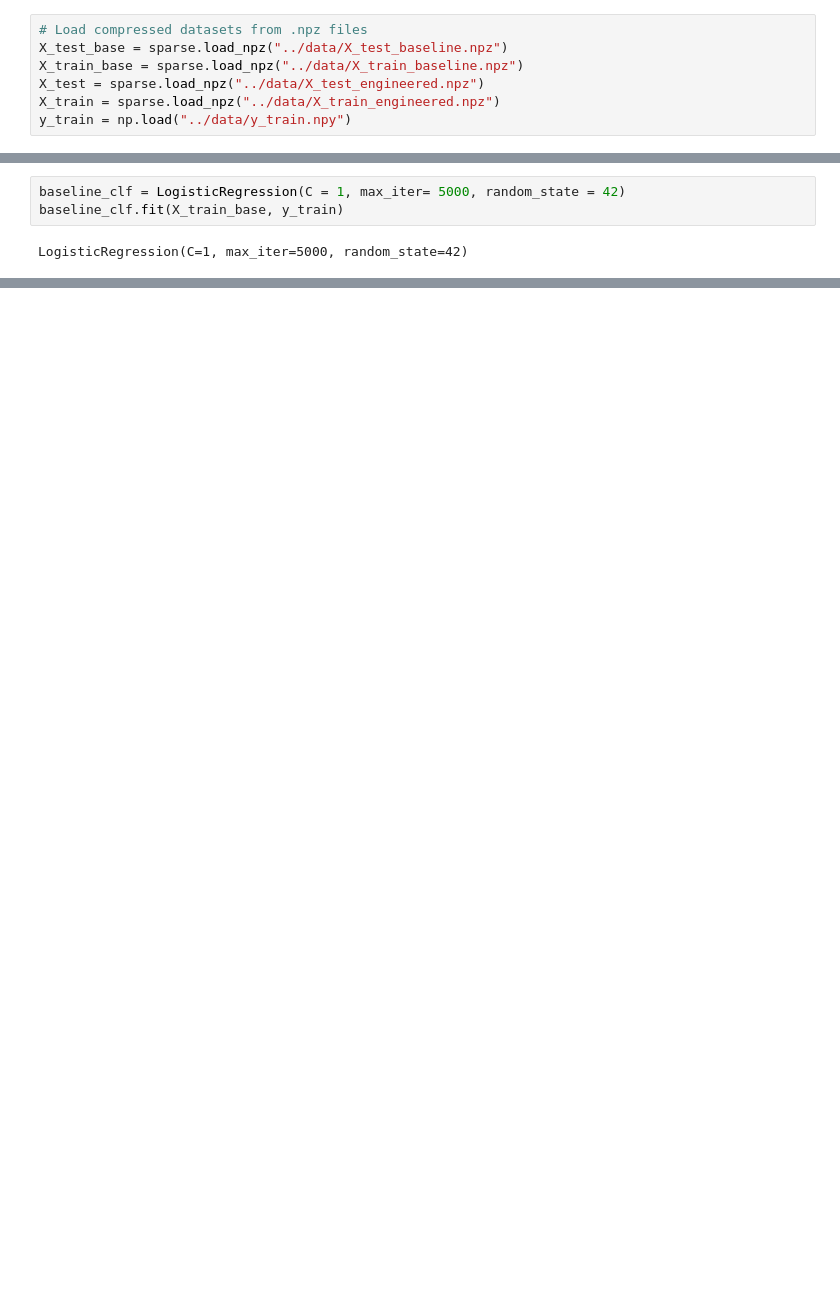
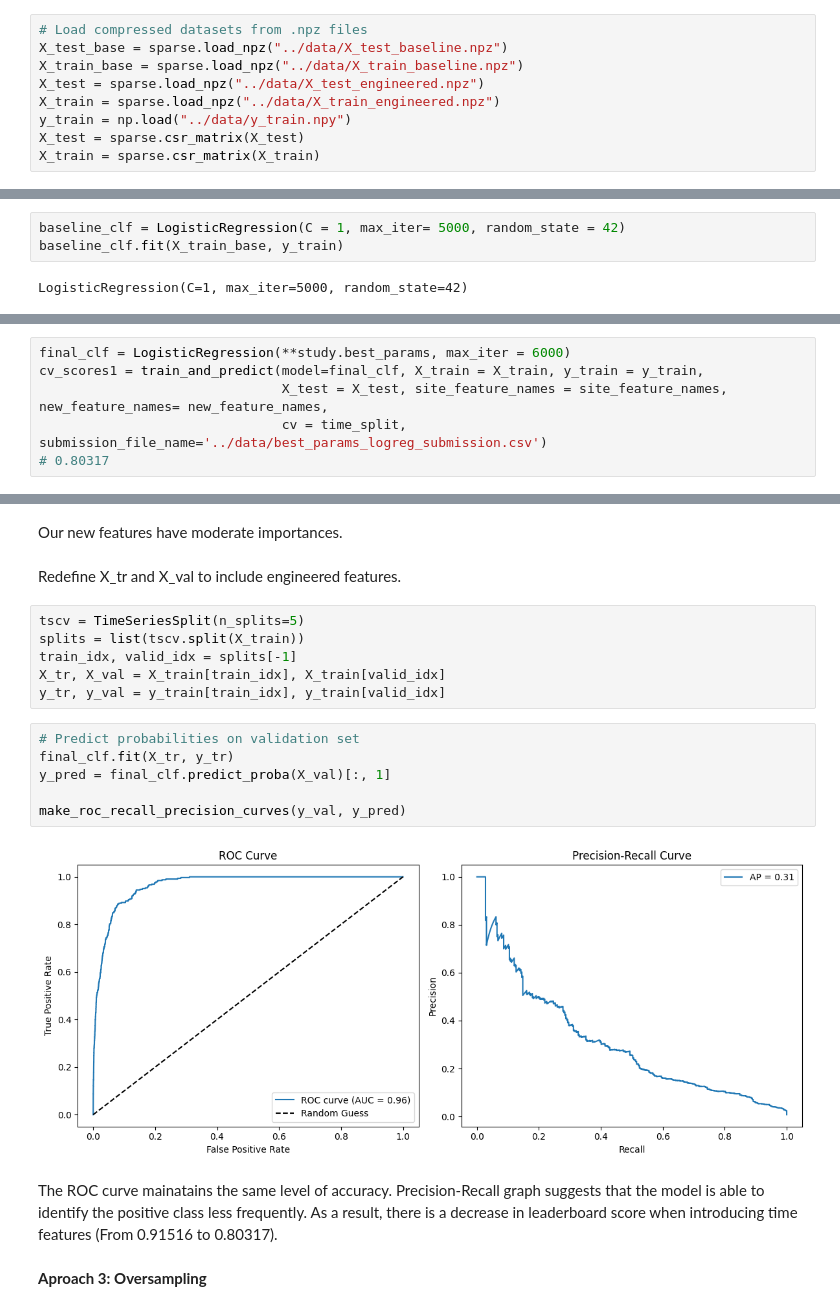
Before and after one commit to TempeHS/2025SE-Mike.N-HSC-MajorProject, a Jupyter notebook: notebooks/model_development.ipynb, the cells around one changed output, grey strips where cells are left out. Cells and saved outputs as stored; diff of their text form; blank space fills up the shorter version.

```diff
--- a/notebooks/model_development.ipynb
+++ b/notebooks/model_development.ipynb
@@ -51,6 +63,8 @@ X_train_base = sparse.load_npz("../data/X_train_baseline.npz")
 X_test = sparse.load_npz("../data/X_test_engineered.npz")
 X_train = sparse.load_npz("../data/X_train_engineered.npz")
 y_train = np.load("../data/y_train.npy")
+X_test = sparse.csr_matrix(X_test)
+X_train = sparse.csr_matrix(X_train)
 # %% [markdown]
 Split the training data into 2 sets: training and validation. We use TimeSeriesSplit for time-aware cross-validation. TimeSeriesSplit returns the first k folds as the train set, while using the k+1-th set as the valid set. This allows the model to be validated against future observations least like those that are used to train the model.
 
@@ -310,0 +389,6 @@ Best trial:
+# %%
+final_clf = LogisticRegression(**study.best_params, max_iter = 6000)
+cv_scores1 = train_and_predict(model=final_clf, X_train = X_train, y_train = y_train,
+                               X_test = X_test, site_feature_names = site_feature_names, new_feature_names= new_feature_names,
+                               cv = time_split, submission_file_name='../data/best_params_logreg_submission.csv')
+# 0.80317
@@ -310,0 +426,22 @@ Best trial:
+# %% [markdown]
+Our new features have moderate importances.
+# %% [markdown]
+Redefine X_tr and X_val to include engineered features.
+# %%
+tscv = TimeSeriesSplit(n_splits=5)
+splits = list(tscv.split(X_train))
+train_idx, valid_idx = splits[-1]
+X_tr, X_val = X_train[train_idx], X_train[valid_idx]
+y_tr, y_val = y_train[train_idx], y_train[valid_idx]
+# %%
+# Predict probabilities on validation set
+final_clf.fit(X_tr, y_tr)
+y_pred = final_clf.predict_proba(X_val)[:, 1]
+
+make_roc_recall_precision_curves(y_val, y_pred)
+# %% [output]
+[figure, added]
+# %% [markdown]
+The ROC curve mainatains the same level of accuracy. Precision-Recall graph suggests that the model is able to identify the positive class less frequently. As a result, there is a decrease in leaderboard score when introducing time features (From 0.91516 to 0.80317).
+# %% [markdown]
+**Aproach 3: Oversampling**
```
Also changed, not shown: parts of 22 cells of this notebook, 6 other files.
